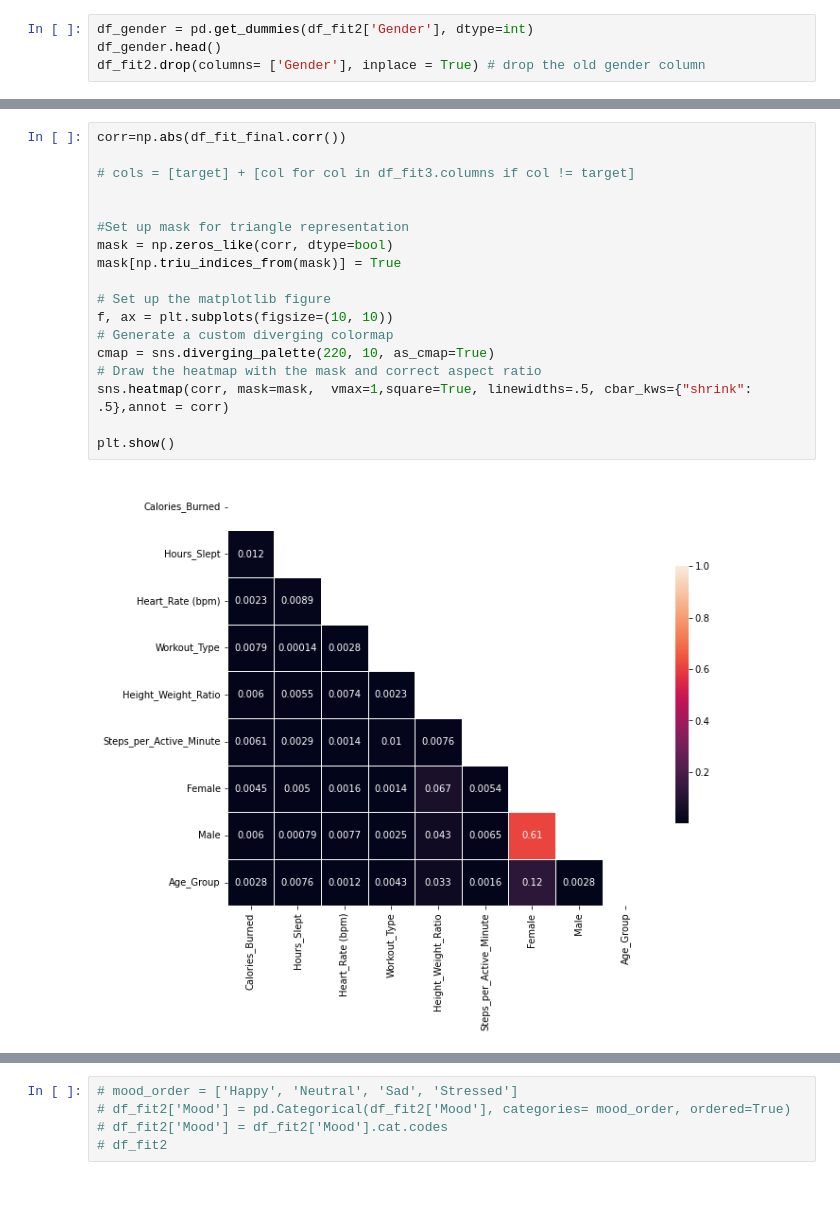
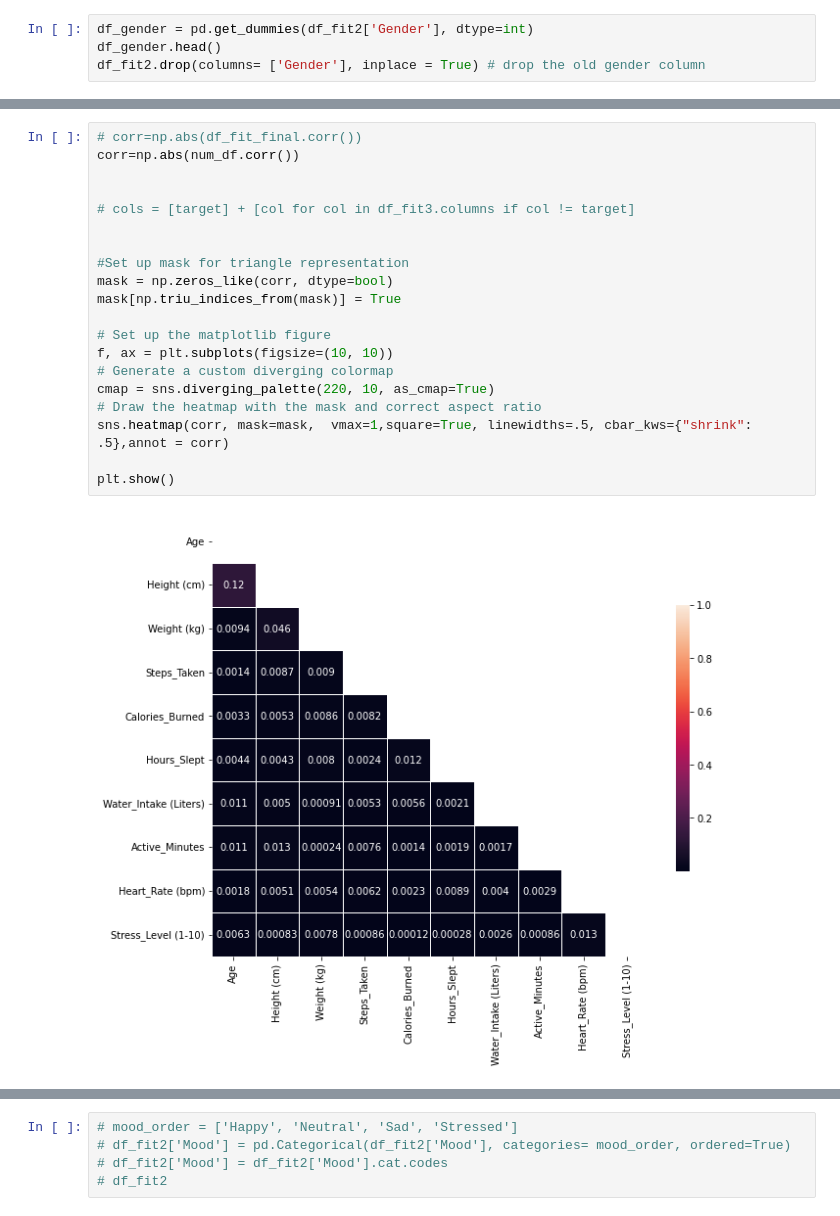
Before and after one commit to rike82/Project_ML_Calories, a Jupyter notebook: Calorie_consumption_calculation.ipynb, the cells around one changed output, grey strips where cells are left out. Saved outputs shown, nothing was run; the diff lists cells and outputs as text.

```diff
--- a/Calorie_consumption_calculation.ipynb
+++ b/Calorie_consumption_calculation.ipynb
@@ -171,23 +177,25 @@ df_fit3
 # %%
-corr=np.abs(df_fit_final.corr())
+# corr=np.abs(df_fit_final.corr())
+corr=np.abs(num_df.corr())
+
 
 # cols = [target] + [col for col in df_fit3.columns if col != target]
 
 
 #Set up mask for triangle representation
 mask = np.zeros_like(corr, dtype=bool)
 mask[np.triu_indices_from(mask)] = True
 
 # Set up the matplotlib figure
 f, ax = plt.subplots(figsize=(10, 10))
 # Generate a custom diverging colormap
 cmap = sns.diverging_palette(220, 10, as_cmap=True)
 # Draw the heatmap with the mask and correct aspect ratio
 sns.heatmap(corr, mask=mask,  vmax=1,square=True, linewidths=.5, cbar_kws={"shrink": .5},annot = corr)
 
 plt.show()
 # %% [output]
-[figure, old version]
+[figure, new version]
 # %%
 workout_order = ['None', 'Yoga', 'Strength', 'Cardio']  # ranking
 
```
Also changed, not shown: parts of 35 cells of this notebook, 1 other file.
